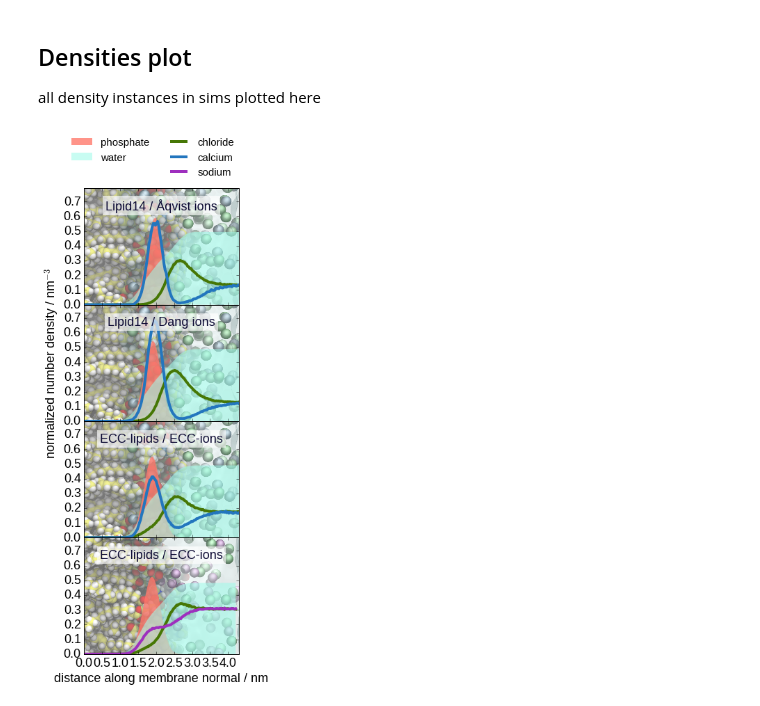
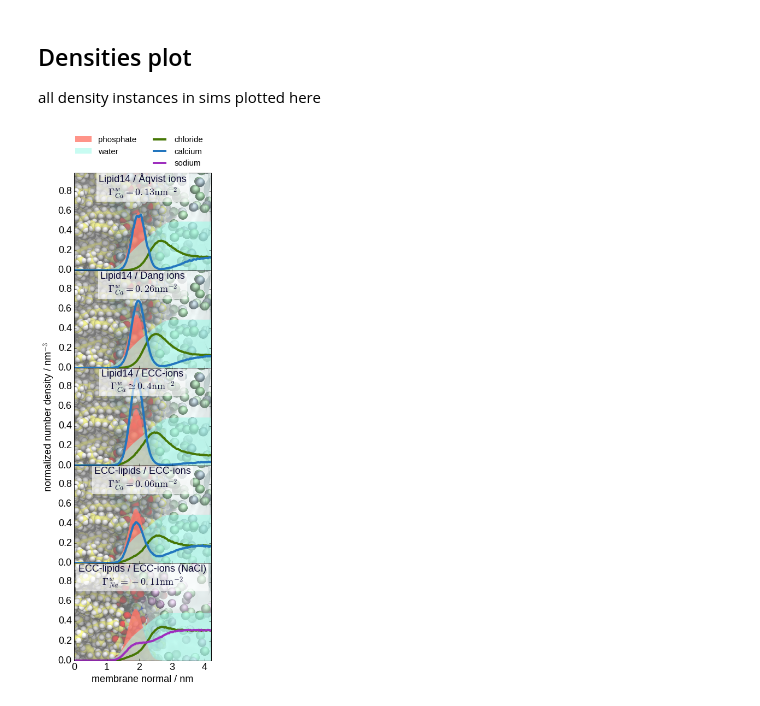
Before and after one commit to ohsOllila/NMRlipids_VI-NewIonModel, a Jupyter notebook: Fig/ipython_nb/density_profiles_plots.ipynb, the cells around one changed output. Cells and saved outputs as stored; diff of their text form; code cells hidden in the pictures.

```diff
--- a/Fig/ipython_nb/density_profiles_plots.ipynb
+++ b/Fig/ipython_nb/density_profiles_plots.ipynb
@@ -120,10 +120,11 @@ Splitting the loaded density into 5 individual named densities assuming a partic
 # %%
 def put_labels(fname):
     """ Simple function that provides labels acording to the folder name a simulation is in."""
-    dir_label_dic = { "sim22a_" : 'ECC-lipids / ECC-ions',
-                      "sim2-3"  : 'Lipid14 / Dang ions',
-                      "sim0-3"  : ur"Lipid14 / \u00c5qvist ions",
-                      "sim3-3"  : ur"Lipid14 / ECC-ions" }
+    dir_label_dic = { "sim22a_3" : 'ECC-lipids / ECC-ions\n$\Gamma^w _{Ca}=0.06 \mathrm{nm}^{-2}$',
+                      "sim22a_9" : 'ECC-lipids / ECC-ions (NaCl)\n$\Gamma^w _{Na}=-0.11 \mathrm{nm}^{-2}$',
+                      "sim2-3"   : 'Lipid14 / Dang ions\n$\Gamma^w _{Ca}=0.26 \mathrm{nm}^{-2}$',
+                      "sim0-3"   : ur"Lipid14 / \u00c5qvist ions\u000a$\Gamma^w _{Ca}=0.13 \mathrm{nm}^{-2}$",
+                      "sim3-3"   : "Lipid14 / ECC-ions\n$\Gamma^w _{Ca}\simeq 0.4 \mathrm{nm}^{-2}$" }
     match = False
     for key in dir_label_dic.keys():
         if key in fname:
@@ -136,6 +137,9 @@ def put_labels(fname):
 # %%
 for s in sims:
     s.label = put_labels(s.fname)
+# %%
+# reorder sims in list
+sims.insert(2, sims.pop())
 # %% [markdown]
 Densities plot
 ---
@@ -150,8 +154,8 @@ def plot_densities(axplt, sim):
     with a particular focus on the named profiles
     """
     # plot limits
-    ymax = 0.79
-    xlims = (0.0, 4.3)
+    ymax = 0.99
+    xlims = (0.0, 4.2)
     ylims = (-ymax*0.,ymax)
 
     axplt.set_xlim( xlims )
@@ -178,8 +182,8 @@ def plot_densities(axplt, sim):
         # background image settings
         imgw = 680
         imgh = 970
-        cropx = 250
-        cropy = 750
+        cropx = 260
+        cropy = 730
         imgplot = axplt.imshow(imgpatch[cropx:-cropx,cropy:], alpha=0.7, aspect='auto', extent=(xlims + ylims) )
     else:
         denom_cation = 2.0
@@ -188,7 +192,7 @@ def plot_densities(axplt, sim):
         # background image settings
         imgw = 680
         imgh = 970
-        cropx = 260
+        cropx = 270
         cropy = 630
         imgplot = axplt.imshow(imgpatch_nacl[cropx:-cropx,cropy:], alpha=0.7, aspect='auto', extent=(xlims + ylims) )
 
@@ -207,33 +211,39 @@ def plot_densities(axplt, sim):
 # %%
 font = {'family' : 'Liberation Sans',
         'style'  : 'normal',
         'weight' : 'normal',
         'size'   : 18}
 
 matplotlib.rc('font', **font)
 
 n_sims = n_plots = len(sims)
-fig, axs = plt.subplots(nrows=n_plots, ncols=1, sharex="all", figsize=[4.0,3.0*n_plots], dpi=200)
+fig, axs = plt.subplots(nrows=n_plots, ncols=1, sharex="all", figsize=[4.50,3.20*n_plots], dpi=200)
 fig.subplots_adjust(hspace=0.0)
 
 for i, s in enumerate(sims):
     plot_densities(axs[i], s)
 
 axs[0].plot(-1.0, -1.0, lw=4.0, color=mysodium, label='sodium')
 #plt.legend(handles=[sodium_legend_patch])
 
 axs[0].legend(bbox_transform=plt.gcf().transFigure,
-             bbox_to_anchor=(0.5, 1.0),
+             bbox_to_anchor=(0.52, 0.97),
              ncol=2, mode="expand",
              frameon=False,
              fontsize='small',
              )
-axs[1].set_ylabel('normalized number density / nm$^{-3}$')
-axs[-1].set_xlabel('distance along membrane normal / nm')
+axs[2].set_ylabel('normalized number density / nm$^{-3}$')
+axs[-1].set_xlabel('membrane normal / nm')
+
+pna=axs[-1]
+xlim = pna.get_xlim()
+pna.set_xticks(range(0,5,1))
+pna.set_xticklabels([ str(i) for i in range(0,5,1)])
+pna.set_xlim(xlim)
 
 
 plt.savefig("density_profiles_ca_cl_wat_phos_models-compar.pdf", dpi=200, bbox_inches='tight')
 
 fig.show()
 # %% [output]
-[figure, old version]
+[figure, new version]
```
Also changed, not shown: parts of 3 cells of this notebook, 29 other files.
